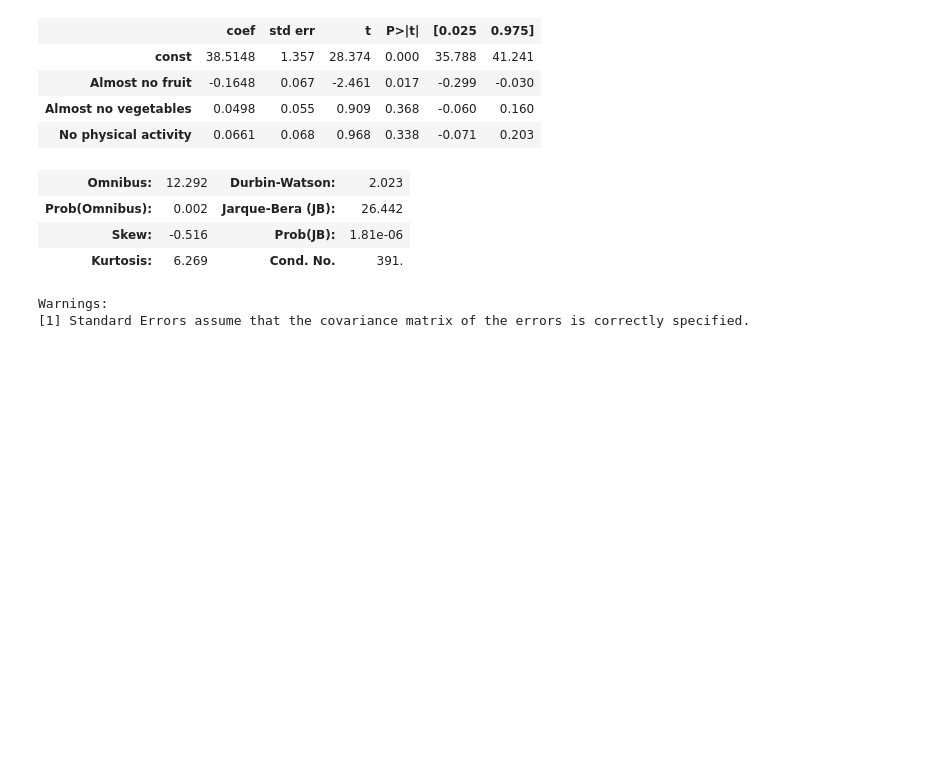
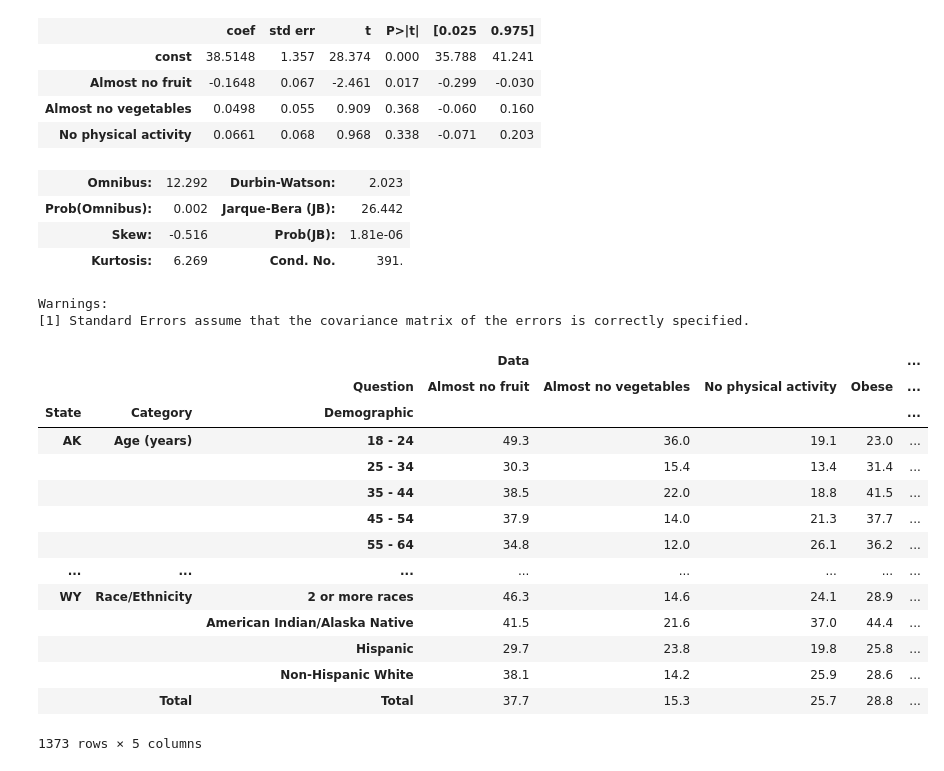
Before and after one commit to DimitriKourouniotis/Capstone-2, a Jupyter notebook: Capstone 2.ipynb, the cells around one changed output. Drawn from its saved outputs; the diff is of its cells as text; code cells hidden in the pictures; blank space fills up the shorter version.

Commit message:
Regression, Pivot, Pairplot & Correlation - And reshape

```diff
--- a/Capstone 2.ipynb
+++ b/Capstone 2.ipynb
@@ -763,6 +763,21 @@ OLS Regression Results
 Warnings:
 [1] Standard Errors assume that the covariance matrix of the errors is correctly specified.
 # %%
-dfp_state = pd.pivot_table(df_2017,values=['Data_Value'], index=['LocationAbbr','StratificationCategory1','Stratification1'], columns='Question')#.reset_index()
-dfp_state= dfp_state.columns.droplevel(0)
-#dfp_state.head(2)
+dfp_state = pd.pivot_table(df_2017,values=['Data'], index=['State','Category','Demographic'], columns='Question')#.reset_index()
+dfp_state
+# %% [output]
+|  |  |  | Data |  |  |  | ... |
+|  |  | Question | Almost no fruit | Almost no vegetables | No physical activity | Obese | ... |
+| State | Category | Demographic |  |  |  |  | ... |
+| AK | Age (years) | 18 - 24 | 49.3 | 36.0 | 19.1 | 23.0 | ... |
+|  |  | 25 - 34 | 30.3 | 15.4 | 13.4 | 31.4 | ... |
+|  |  | 35 - 44 | 38.5 | 22.0 | 18.8 | 41.5 | ... |
+|  |  | 45 - 54 | 37.9 | 14.0 | 21.3 | 37.7 | ... |
+|  |  | 55 - 64 | 34.8 | 12.0 | 26.1 | 36.2 | ... |
+| ... | ... | ... | ... | ... | ... | ... | ... |
+| WY | Race/Ethnicity | 2 or more races | 46.3 | 14.6 | 24.1 | 28.9 | ... |
+|  |  | American Indian/Alaska Native | 41.5 | 21.6 | 37.0 | 44.4 | ... |
+|  |  | Hispanic | 29.7 | 23.8 | 19.8 | 25.8 | ... |
+|  |  | Non-Hispanic White | 38.1 | 14.2 | 25.9 | 28.6 | ... |
+|  | Total | Total | 37.7 | 15.3 | 25.7 | 28.8 | ... |
+1373 rows × 5 columns
```
Also changed, not shown: parts of 1 cell of this notebook.
